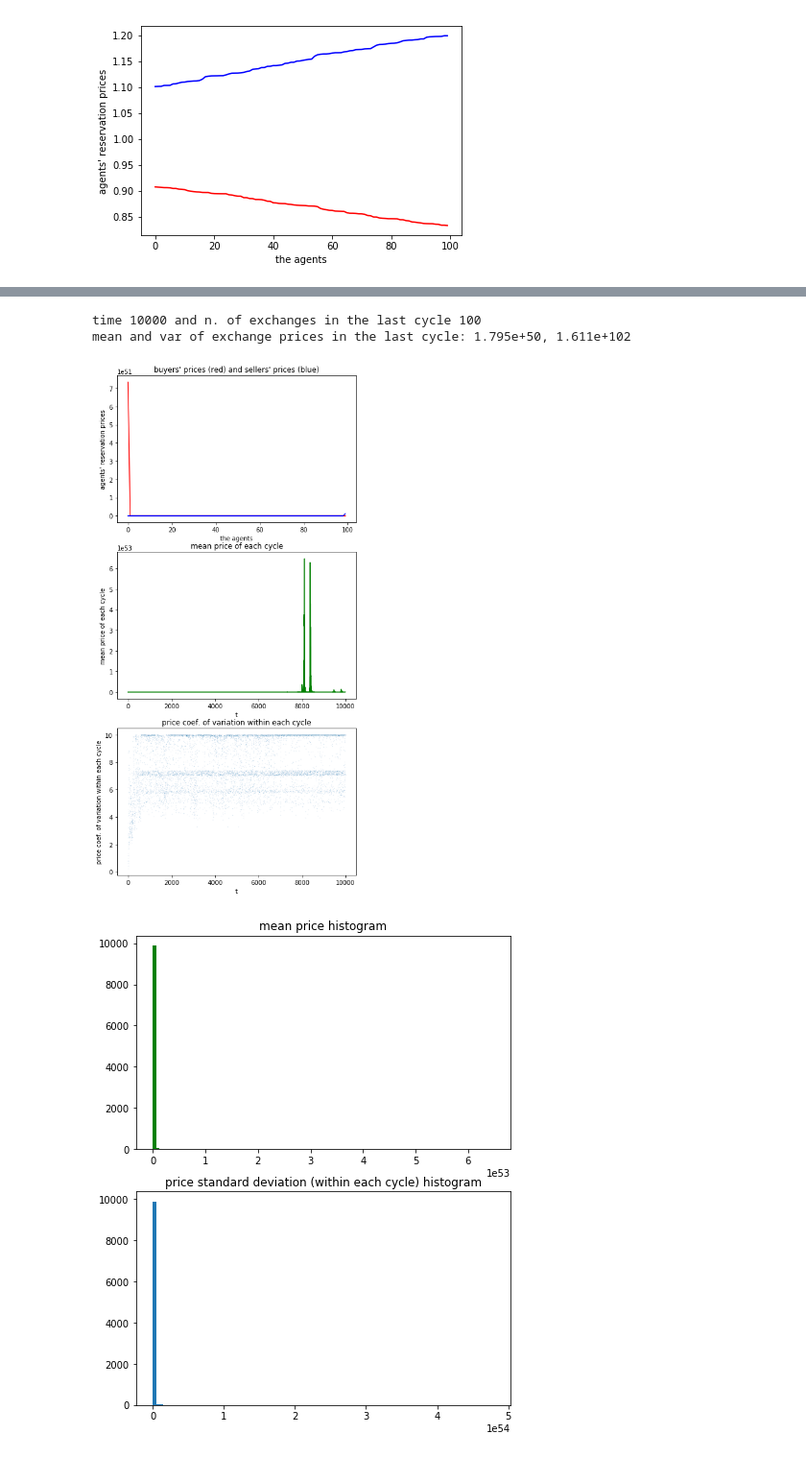
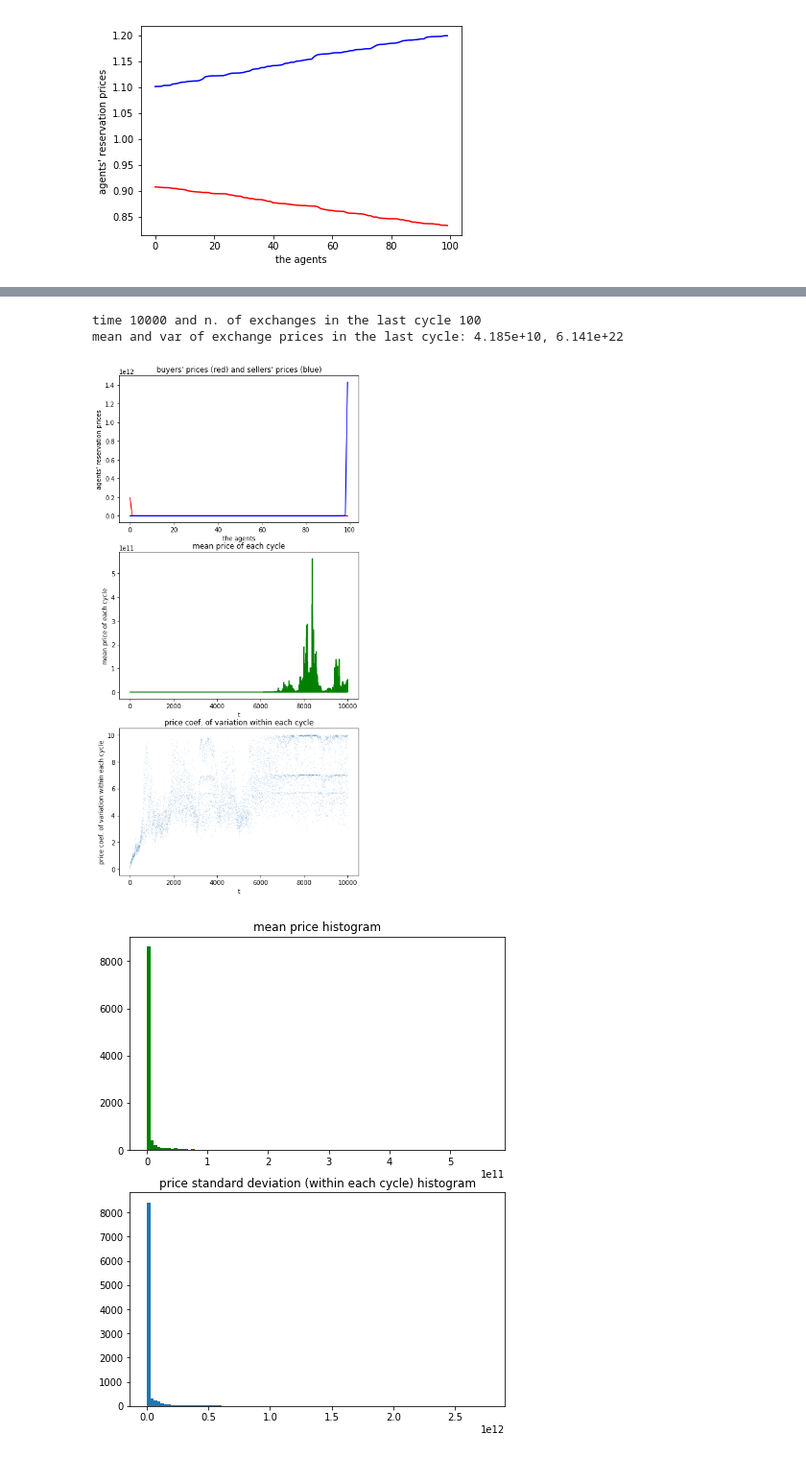
Before and after one commit to terna/microHayekianMarket, a Jupyter notebook: microHayekianMarket.ipynb, the cells around one changed output, grey strips where cells are left out. Shown at 96% size. Cells and saved outputs as stored; diff of their text form; code cells hidden in the pictures.

```diff
--- a/microHayekianMarket.ipynb
+++ b/microHayekianMarket.ipynb
@@ -81,11 +81,11 @@ for t in range(1,nCycles+1):
 
         if buyerPriceList[i]>=sellerPriceList[j]:
             dealPrices.append(sellerPriceList[j])
-            buyerPriceList[i] *=1/(1+np.random.uniform(d1))
-            sellerPriceList[j]*=1+np.random.uniform(d2)
+            buyerPriceList[i] *=1/(1+np.random.uniform(0,d1))
+            sellerPriceList[j]*=1+np.random.uniform(0,d2)
         else:
-            buyerPriceList[i] *=1+np.random.uniform(d1)
-            sellerPriceList[j]*=1/(1+np.random.uniform(d2))
+            buyerPriceList[i] *=1+np.random.uniform(0,d1)
+            sellerPriceList[j]*=1/(1+np.random.uniform(0,d2))
 
     if len(dealPrices) > 2:
         meanPrice_ts.append(s.mean(dealPrices))
@@ -170,11 +170,11 @@ for t in range(1,nCycles+1):
         dealPrices.append((sellerPriceList[j]+buyerPriceList[i]/0.5))
 
         if np.random.uniform(0,1)>=0.5:
-            buyerPriceList[i] *=1/(1+np.random.uniform(d1))
-            sellerPriceList[j]*=1+np.random.uniform(d2)
+            buyerPriceList[i] *=1/(1+np.random.uniform(0,d1))
+            sellerPriceList[j]*=1+np.random.uniform(0,d2)
         else:
-            buyerPriceList[i] *=1+np.random.uniform(d1)
-            sellerPriceList[j]*=1/(1+np.random.uniform(d2))
+            buyerPriceList[i] *=1+np.random.uniform(0,d1)
+            sellerPriceList[j]*=1/(1+np.random.uniform(0,d2))
 
 
     if len(dealPrices) > 2:
@@ -214,33 +214,33 @@ for t in range(1,nCycles+1):
         coefOfVariation=[]
         for m in range(len(meanPriceStDev_ts)):
             coefOfVariation.append(meanPriceStDev_ts[m]/
                                    meanPrice_ts[m])
         plt.plot(coefOfVariation,".",markersize=0.1)
         xlabel("t")
         ylabel("price coef. of variation within each cycle")
         show()
         #time.sleep(0.1)
 
 # hist crashes with NaN
 meanPrice_ts_hist=[]
 for k in range(len(meanPrice_ts)):
     if not math.isnan(meanPrice_ts[k]):
         meanPrice_ts_hist.append(meanPrice_ts[k])
 meanPriceStDev_ts_hist=[]
 for k in range(len(meanPriceStDev_ts)):
     if not math.isnan(meanPriceStDev_ts[k]):
         meanPriceStDev_ts_hist.append(meanPriceStDev_ts[k])
 plt.figure(2,figsize=(7,9))
 plt.subplot(211)
 if meanPrice_ts_hist != []:
     plt.title("mean price histogram")
     plt.hist(meanPrice_ts_hist,100,color="g");
 plt.subplot(212)
 if meanPriceStDev_ts_hist != []:
     plt.title("price standard deviation (within each cycle) histogram")
     plt.hist(meanPriceStDev_ts_hist,100);
 # %% [output]
 time 10000 and n. of exchanges in the last cycle 100
-mean and var of exchange prices in the last cycle: 1.795e+50, 1.611e+102
+mean and var of exchange prices in the last cycle: 4.185e+10, 6.141e+22
-[figure, old version]
+[figure, new version]
-[figure, old version]
+[figure, new version]
```
Also changed, not shown: parts of 1 cell of this notebook.
